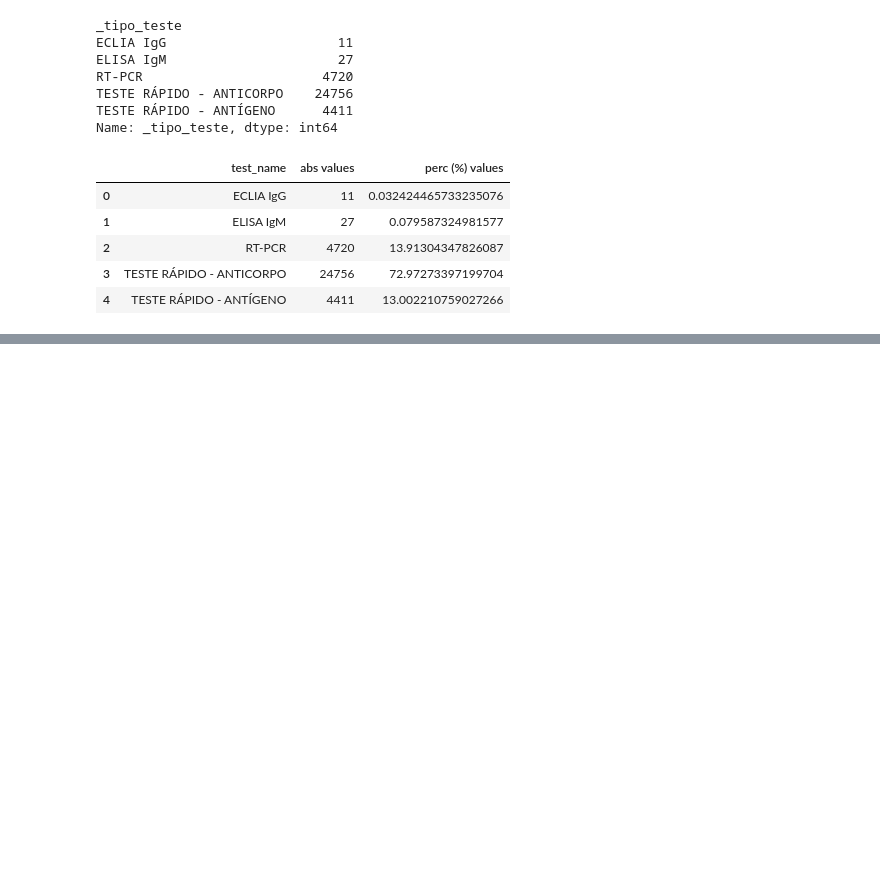
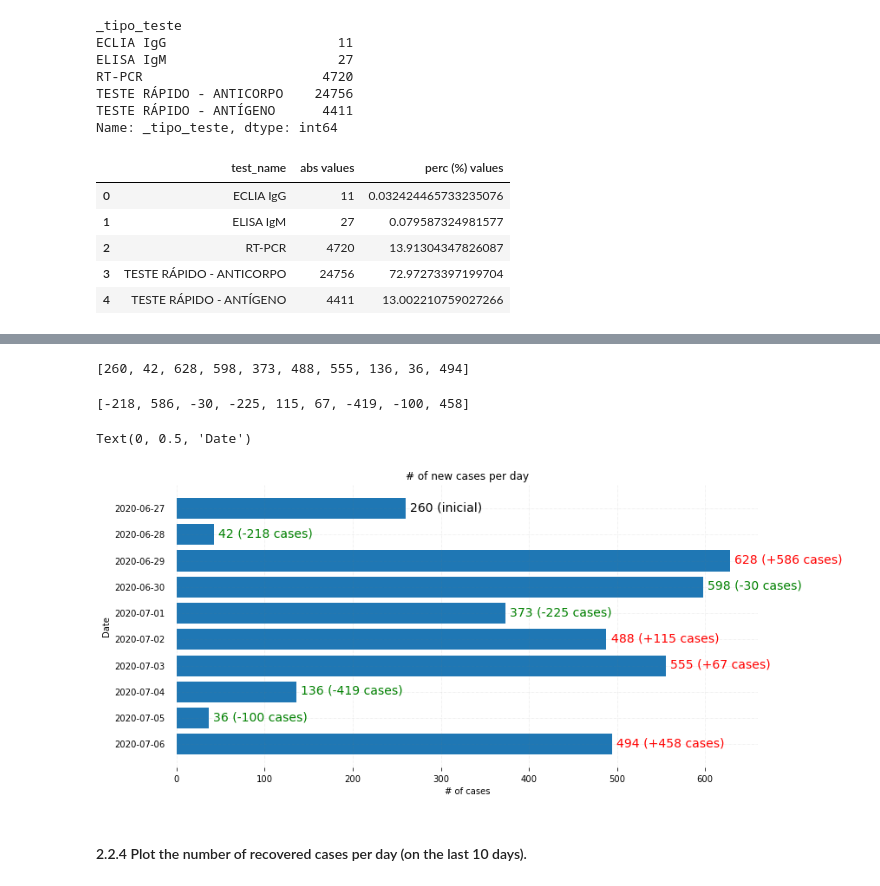
Before and after one commit to jvmdo/rna-pp1-2020, a Jupyter notebook: rascunhos/rna_pp1_joao.ipynb, the cells around one changed output, grey strips where cells are left out. Cells and saved outputs as stored; diff of their text form; code cells hidden in the pictures; blank space fills up the shorter version.

```diff
--- a/rascunhos/rna_pp1_joao.ipynb
+++ b/rascunhos/rna_pp1_joao.ipynb
@@ -240,0 +510,73 @@ pd.DataFrame(arrado, columns=['test_name', 'abs values', 'perc (%) values'])
+# %%
+bar_days = np.delete(bar_days, [i for i in range(10,17)])
+# %%
+days = ['2020-06-27', '2020-06-28', '2020-06-29', '2020-06-30', '2020-07-01', '2020-07-02', '2020-07-03', '2020-07-04', '2020-07-05', '2020-07-06']
+# %%
+bar_days = list(bar_days)
+# %%
+bar_days
+# %% [output]
+[260, 42, 628, 598, 373, 488, 555, 136, 36, 494]
+# %%
+diff = []
+
+for i in range(1, len(bar_days)):
+    diff.append(bar_days[i] - bar_days[i-1])
+
+print(diff)
+# %% [output]
+[-218, 586, -30, -225, 115, 67, -419, -100, 458]
+# %%
+y_axis = days
+x_axis = bar_days
+
+# Figure Size
+fig, ax = plt.subplots(figsize =(12, 6))
+
+# Horizontal Bar Plot
+ax.barh(y_axis, x_axis)
+
+# Remove axes splines
+for s in ['top', 'bottom', 'left', 'right']:
+    ax.spines[s].set_visible(False)
+
+# Remove y ticks
+ax.yaxis.set_ticks_position('none')
+
+# Add padding between axes and labels
+ax.xaxis.set_tick_params(pad = 5)
+ax.yaxis.set_tick_params(pad = 10)
+
+# Add x, y gridlines
+ax.grid(b = True, color ='grey', linestyle ='-.', linewidth = 0.5, alpha = 0.2)
+
+# Show at middle
+ax.invert_yaxis()
+
+# Add annotation to bars
+clr = 'black'
+difa = 'inicial'
+for i, j in zip(ax.patches, range(10)):
+    if j > 0 :
+        if diff[j-1] < 0:
+            clr = 'green'
+            difa = str(diff[j-1]) + ' cases'
+        elif diff[j-1] > 0:
+            clr = 'red'
+            difa = '+' + str(diff[j-1]) + ' cases'
+        else:
+            clr = 'black'
+    plt.text(i.get_width()+5, i.get_y()+0.5,
+             str(i.get_width()) + f' ({difa})',
+             fontsize = 14, fontweight ='normal',
+             color = clr)
+
+# Add Plot Title
+ax.set_title('# of new cases per day', loc ='center')
+ax.set_xlabel('# of cases')
+ax.set_ylabel('Date')
+# %% [output]
+Text(0, 0.5, 'Date')
+[figure, added]
+# %% [markdown]
+#### 2.2.4 Plot the number of recovered cases per day (on the last 10 days).
```
Also changed, not shown: parts of 59 cells of this notebook.
